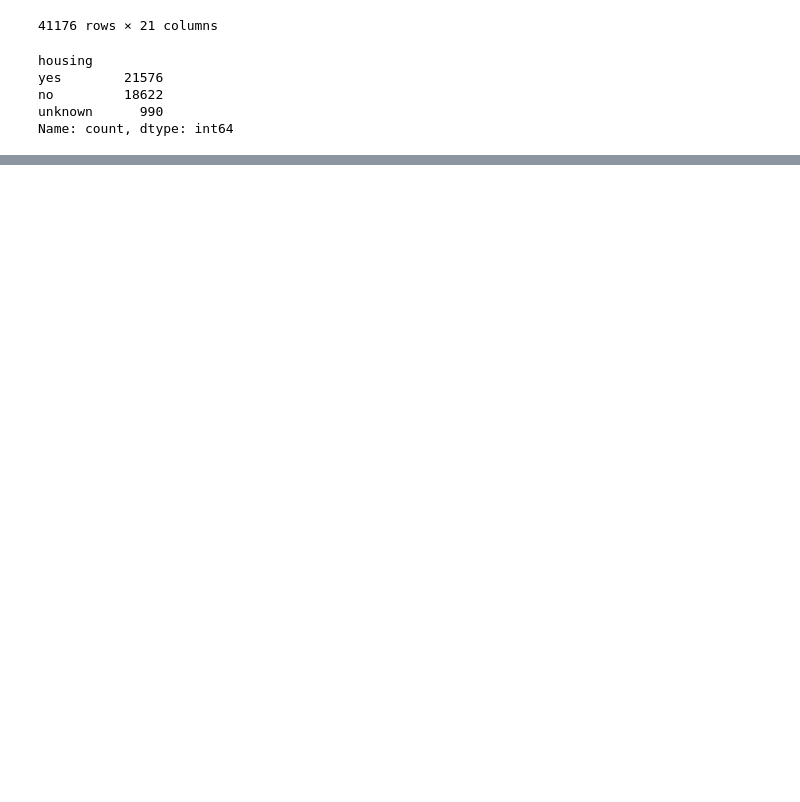
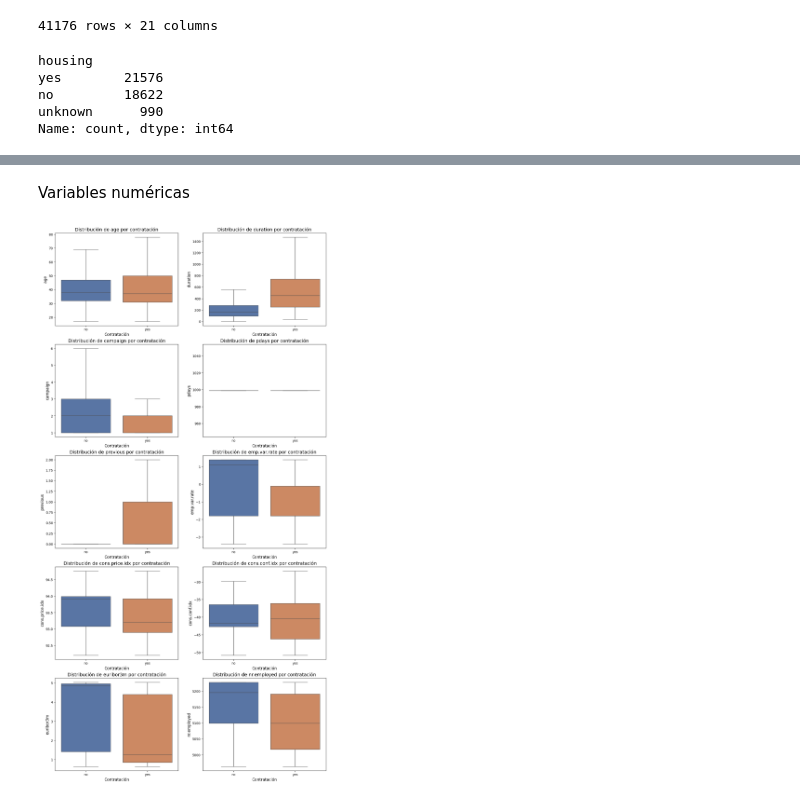
Before and after one commit to 4GeeksAcademy/marcoakai_machine_learning, a Jupyter notebook: src/01-logistic-regression.ipynb, the cells around one changed output, grey strips where cells are left out. Saved outputs shown, nothing was run; the diff lists cells and outputs as text; code cells hidden in the pictures; blank space fills up the shorter version.

```diff
--- a/src/01-logistic-regression.ipynb
+++ b/src/01-logistic-regression.ipynb
@@ -98,0 +151,20 @@ y = df['y_bin']
+# %% [markdown]
+Variables numéricas
+# %%
+num_colum = ['age', 'duration', 'campaign', 'pdays', 'previous', 'emp.var.rate', 'cons.price.idx', 'cons.conf.idx', 'euribor3m', 'nr.employed']
+
+n_columnas = 2
+n_filas = int(np.ceil(len(num_colum) / n_columnas))
+
+fig, axes = plt.subplots(n_filas, n_columnas, figsize=(15, 6 * n_filas))
+axes = axes.flatten()
+
+for i, col in enumerate(num_colum):
+
+    sns.boxplot(data=df, x='y', y=col, ax=axes[i], showfliers=False, palette='deep')
+
+    axes[i].set_title(f'Distribución de {col} por contratación', fontsize=14)
+    axes[i].set_xlabel('Contratación', fontsize=12)
+    axes[i].set_ylabel(col, fontsize=12)
+# %% [output]
+[figure, added]
```
Also changed, not shown: parts of 26 cells of this notebook, 4 other files.
